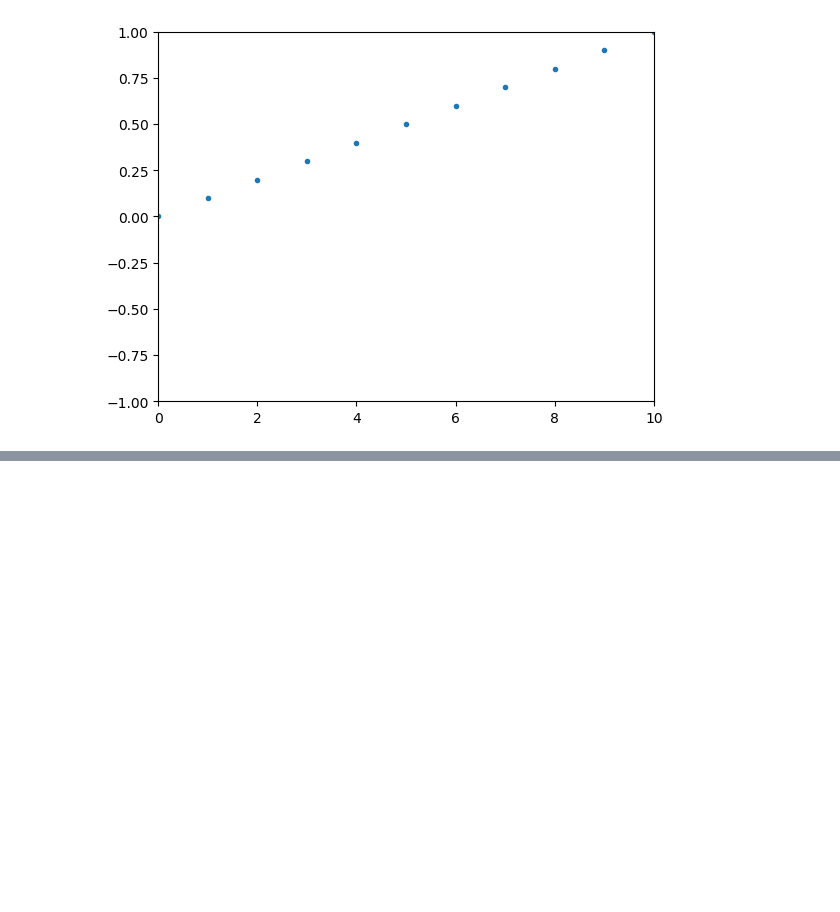
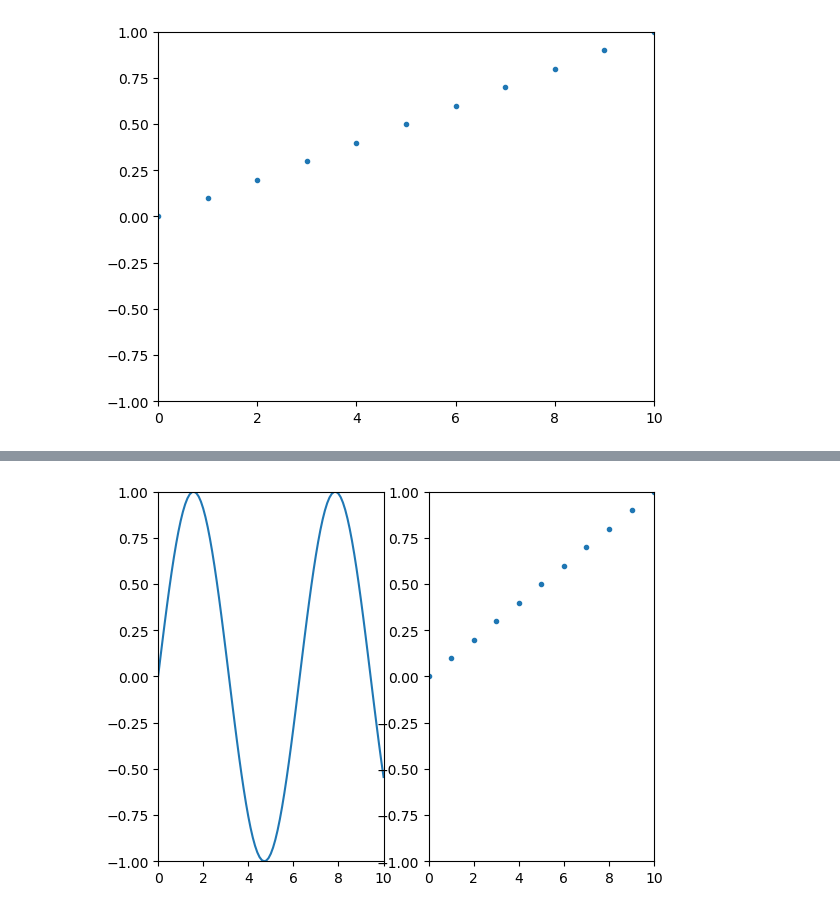
Before and after one commit to red-data-tools/charty, a Jupyter notebook: examples/Composing Elements.ipynb, the cells around one changed output, grey strips where cells are left out. Cells and saved outputs as stored; diff of their text form; code cells hidden in the pictures; blank space fills up the shorter version.

Commit message:
Layout

```diff
--- a/examples/Composing Elements.ipynb
+++ b/examples/Composing Elements.ipynb
@@ -25,3 +25,5 @@ end
 scatter.render
 # %% [output]
 [figure]
+# %%
+layout = rdv.layout
@@ -27,0 +32,6 @@ scatter.render
+# %%
+layout << curve
+layout << scatter
+layout.render
+# %% [output]
+[figure, added]
```
Also changed, not shown: parts of 2 cells of this notebook, 4 other files.
